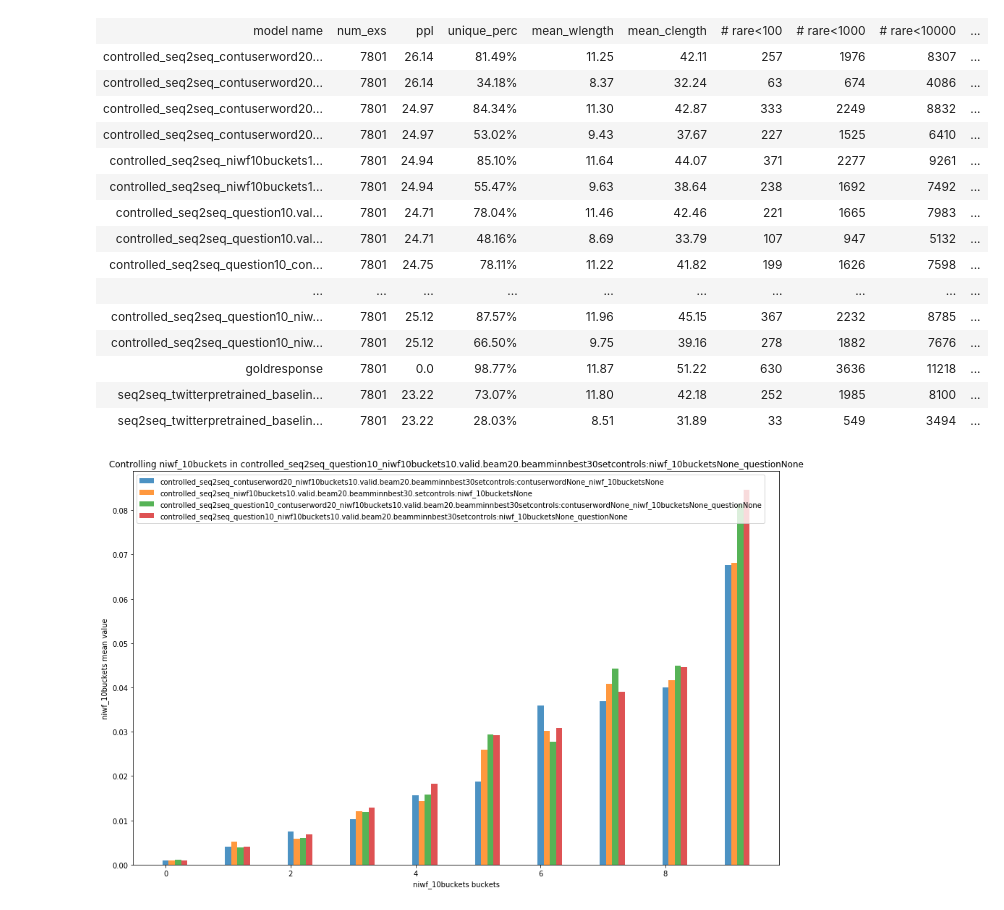
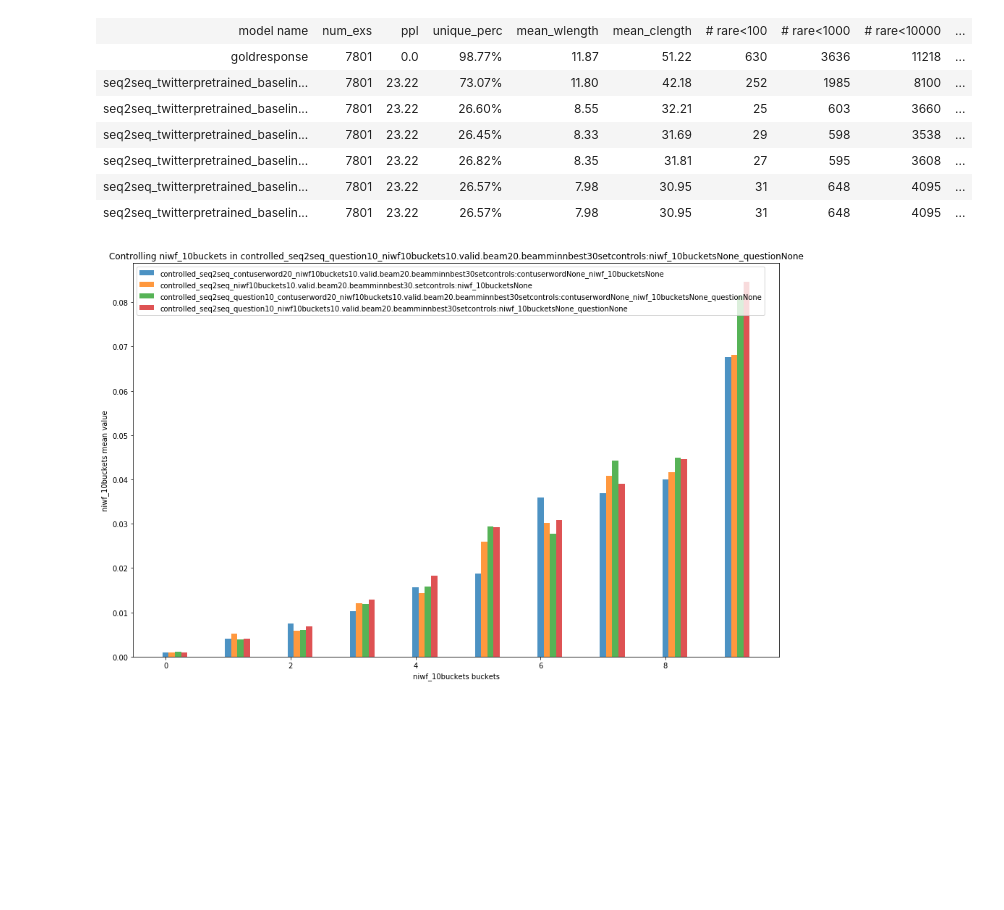
Before and after one commit to abisee/ParlAI, a Jupyter notebook: parlai/scripts/analyse_wordstats.ipynb, the cells around one changed output. Saved outputs shown, nothing was run; the diff lists cells and outputs as text; code cells hidden in the pictures; blank space fills up the shorter version.

```diff
--- a/parlai/scripts/analyse_wordstats.ipynb
+++ b/parlai/scripts/analyse_wordstats.ipynb
@@ -82,6 +81,16 @@ def model2row(mf, wordstats):
 #         "%.4f" % wordstats['distinct-n']['4'],
     ]
 
+    for attr in sorted(ATTR2SENTSCOREFN.keys()):
+        if 'output_attribute_stats' in wordstats:
+            stats = wordstats['output_attribute_stats']
+            if attr in stats:
+                m = mean(stats[attr])
+                row.append("%.2f%%" % (m*100))
+                continue
+        row.append('')
+
+
     for control, num_buckets in CONTROL2NUMBUCKETS.items():
         if control in wordstats['faithfulness_stats']['confusion_matrices']:
             conf_matrix = np.array(wordstats['faithfulness_stats']['confusion_matrices'][control])
@@ -97,50 +106,49 @@ header_row = ['model name',
               'num_exs',
               'ppl',
               'unique_perc',
               'mean_wlength',
               'mean_clength',
 #               'avg_niwf',
               '# rare<100',
               '# rare<1000',
               '# rare<10000',
 #               'distinct-1',
 #               'distinct-2',
 #               'distinct-3',
 #               'distinct-4',
              ]
 
+for attr in sorted(ATTR2SENTSCOREFN.keys()):
+    header_row.append(attr)
+
 for control, num_buckets in CONTROL2NUMBUCKETS.items():
     for b in range(num_buckets):
         header_row.append('%s bucket %i acc' % (control, b))
 
 table = [header_row]
 
 for mf in sorted(mf2wordstats.keys()):
     stat = mf2wordstats[mf]
-#     if "contuserword" in mf and "beam20" in mf:
-    table.append(model2row(mf, mf2wordstats[mf]))
+#     if "numex" in mf:
+#         continue
+    if "beamminnbest" in mf and "beamminnbest20" not in mf:
+        continue
+    if "goldresponse" in mf or "baseline" in mf:
+        table.append(model2row(mf, mf2wordstats[mf]))
 
 
 html = HTML(tabulate.tabulate(table, tablefmt='html', stralign='center'))
 html.data = html.data.replace("text-align: center;", "text-align: left;") # fix left-alignment
 display(html)
 # %% [output]
 | model name | num_exs | ppl | unique_perc | mean_wlength | mean_clength | # rare<100 | # rare<1000 | # rare<10000 | ... |
-| controlled_seq2seq_contuserword20... | 7801 | 26.14 | 81.49% | 11.25 | 42.11 | 257 | 1976 | 8307 | ... |
-| controlled_seq2seq_contuserword20... | 7801 | 26.14 | 34.18% | 8.37 | 32.24 | 63 | 674 | 4086 | ... |
-| controlled_seq2seq_contuserword20... | 7801 | 24.97 | 84.34% | 11.30 | 42.87 | 333 | 2249 | 8832 | ... |
-| controlled_seq2seq_contuserword20... | 7801 | 24.97 | 53.02% | 9.43 | 37.67 | 227 | 1525 | 6410 | ... |
-| controlled_seq2seq_niwf10buckets1... | 7801 | 24.94 | 85.10% | 11.64 | 44.07 | 371 | 2277 | 9261 | ... |
-| controlled_seq2seq_niwf10buckets1... | 7801 | 24.94 | 55.47% | 9.63 | 38.64 | 238 | 1692 | 7492 | ... |
-| controlled_seq2seq_question10.val... | 7801 | 24.71 | 78.04% | 11.46 | 42.46 | 221 | 1665 | 7983 | ... |
-| controlled_seq2seq_question10.val... | 7801 | 24.71 | 48.16% | 8.69 | 33.79 | 107 | 947 | 5132 | ... |
-| controlled_seq2seq_question10_con... | 7801 | 24.75 | 78.11% | 11.22 | 41.82 | 199 | 1626 | 7598 | ... |
-| ... | ... | ... | ... | ... | ... | ... | ... | ... | ... |
-| controlled_seq2seq_question10_niw... | 7801 | 25.12 | 87.57% | 11.96 | 45.15 | 367 | 2232 | 8785 | ... |
-| controlled_seq2seq_question10_niw... | 7801 | 25.12 | 66.50% | 9.75 | 39.16 | 278 | 1882 | 7676 | ... |
 | goldresponse | 7801 | 0.0 | 98.77% | 11.87 | 51.22 | 630 | 3636 | 11218 | ... |
 | seq2seq_twitterpretrained_baselin... | 7801 | 23.22 | 73.07% | 11.80 | 42.18 | 252 | 1985 | 8100 | ... |
-| seq2seq_twitterpretrained_baselin... | 7801 | 23.22 | 28.03% | 8.51 | 31.89 | 33 | 549 | 3494 | ... |
+| seq2seq_twitterpretrained_baselin... | 7801 | 23.22 | 26.60% | 8.55 | 32.21 | 25 | 603 | 3660 | ... |
+| seq2seq_twitterpretrained_baselin... | 7801 | 23.22 | 26.45% | 8.33 | 31.69 | 29 | 598 | 3538 | ... |
+| seq2seq_twitterpretrained_baselin... | 7801 | 23.22 | 26.82% | 8.35 | 31.81 | 27 | 595 | 3608 | ... |
+| seq2seq_twitterpretrained_baselin... | 7801 | 23.22 | 26.57% | 7.98 | 30.95 | 31 | 648 | 4095 | ... |
+| seq2seq_twitterpretrained_baselin... | 7801 | 23.22 | 26.57% | 7.98 | 30.95 | 31 | 648 | 4095 | ... |
 # %%
 # plot distribution of continuous control vars
 
```
Also changed, not shown: parts of 5 cells of this notebook.
